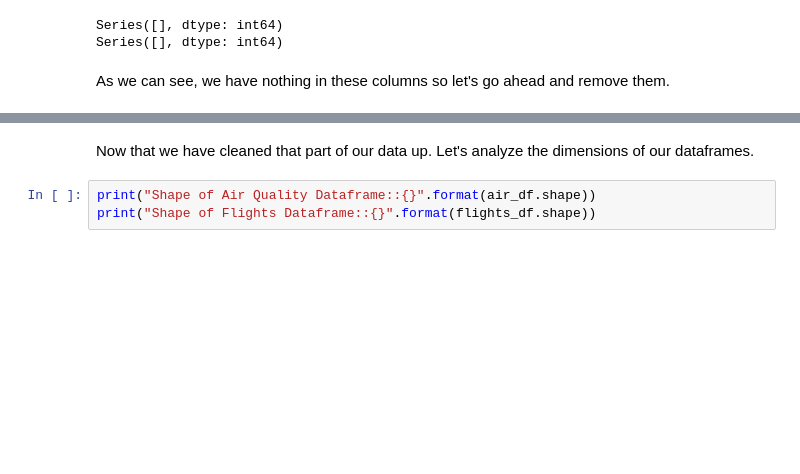
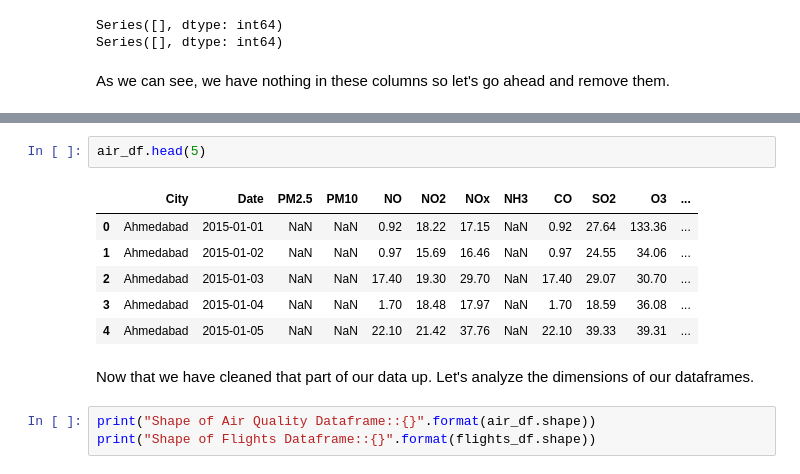
Before and after one commit to calebm00re/22ML-project2, a Jupyter notebook: Project02_pt2.ipynb, the cells around one changed output, grey strips where cells are left out. Drawn from its saved outputs; the diff is of its cells as text; blank space fills up the shorter version.

```diff
--- a/Project02_pt2.ipynb
+++ b/Project02_pt2.ipynb
@@ -85,6 +85,15 @@ flights_df.head(5)
 | 2 | Jet Airways | 9/06/2019 | Delhi | Cochin | DEL → LKO → BOM → COK | 09:25 | 04:25 10 Jun | 19h | ... |
 | 3 | IndiGo | 12/05/2019 | Kolkata | Banglore | CCU → NAG → BLR | 18:05 | 23:30 | 5h 25m | ... |
 | 4 | IndiGo | 01/03/2019 | Banglore | New Delhi | BLR → NAG → DEL | 16:50 | 21:35 | 4h 45m | ... |
+# %%
+air_df.head(5)
+# %% [output]
+|  | City | Date | PM2.5 | PM10 | NO | NO2 | NOx | NH3 | CO | SO2 | O3 | ... |
+| 0 | Ahmedabad | 2015-01-01 | NaN | NaN | 0.92 | 18.22 | 17.15 | NaN | 0.92 | 27.64 | 133.36 | ... |
+| 1 | Ahmedabad | 2015-01-02 | NaN | NaN | 0.97 | 15.69 | 16.46 | NaN | 0.97 | 24.55 | 34.06 | ... |
+| 2 | Ahmedabad | 2015-01-03 | NaN | NaN | 17.40 | 19.30 | 29.70 | NaN | 17.40 | 29.07 | 30.70 | ... |
+| 3 | Ahmedabad | 2015-01-04 | NaN | NaN | 1.70 | 18.48 | 17.97 | NaN | 1.70 | 18.59 | 36.08 | ... |
+| 4 | Ahmedabad | 2015-01-05 | NaN | NaN | 22.10 | 21.42 | 37.76 | NaN | 22.10 | 39.33 | 39.31 | ... |
 # %% [markdown]
 Now that we have cleaned that part of our data up. Let's analyze the dimensions of our dataframes.
 # %%
```
Also changed, not shown: parts of 3 cells of this notebook.
